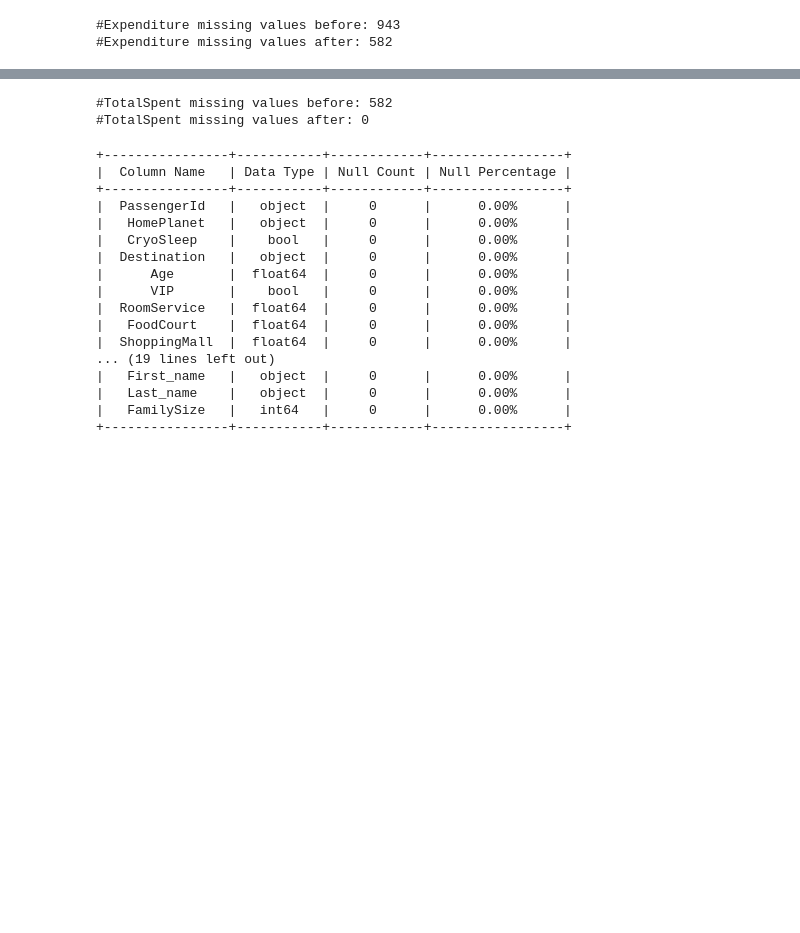
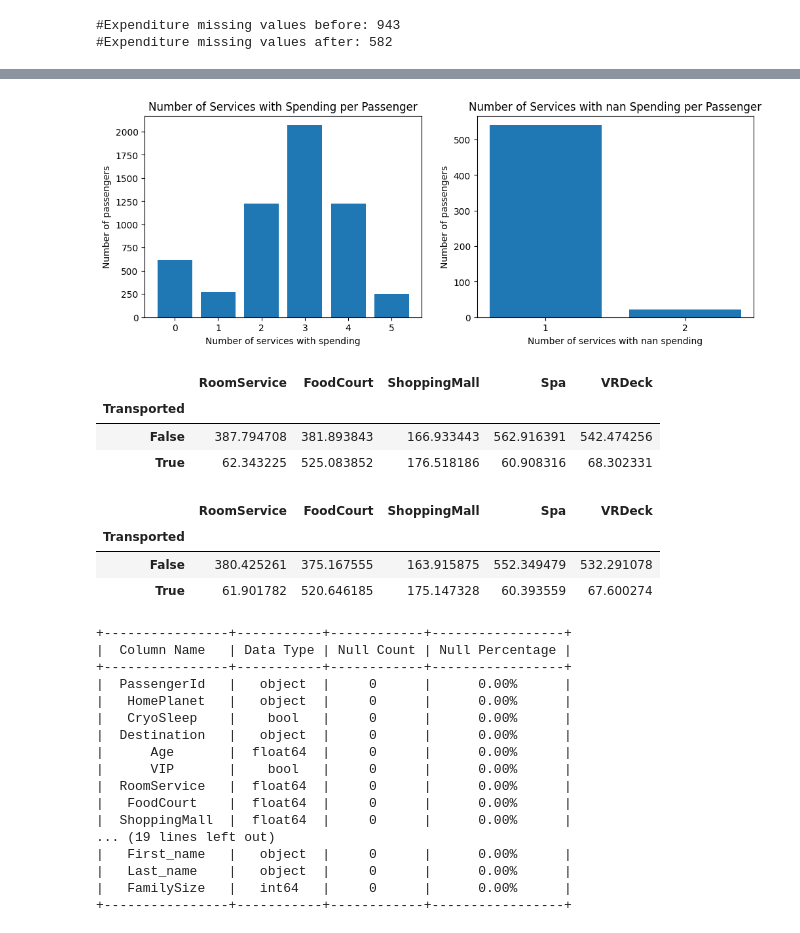
Before and after one commit to YarinArava/SpaceShipTitanic_FinalProject, a Jupyter notebook: Spaceship_Titanic_corrected.ipynb, the cells around one changed output, grey strips where cells are left out. Drawn from its saved outputs; the diff is of its cells as text; code cells hidden in the pictures; blank space fills up the shorter version.

```diff
--- a/Spaceship_Titanic_corrected.ipynb
+++ b/Spaceship_Titanic_corrected.ipynb
@@ -1239,10 +1239,9 @@ print('#Age missing values after:', df['Age'].isna().sum())
 Update Age group.
 # %%
 df['Age_group']=np.nan
-df.loc[df['Age']<=12,'Age_group']='Age_0-12'
-df.loc[(df['Age']>12) & (df['Age']<=17),'Age_group']='Age_13-17'
-df.loc[(df['Age']>17) & (df['Age']<=25),'Age_group']='Age_18-25'
-df.loc[(df['Age']>25) & (df['Age']<=30),'Age_group']='Age_26-30'
+df.loc[df['Age']<=13,'Age_group']='Age_0-13'
+df.loc[(df['Age']>13) & (df['Age']<=18),'Age_group']='Age_14-18'
+df.loc[(df['Age']>18) & (df['Age']<=30),'Age_group']='Age_19-30'
 df.loc[(df['Age']>30) & (df['Age']<=50),'Age_group']='Age_31-50'
 df.loc[df['Age']>50,'Age_group']='Age_51+'
 # %% [markdown]
@@ -1337,15 +1327,29 @@ df.groupby(['HomePlanet','Solo','Age_group'])['TotalSpent'].mean().unstack().fil
-# %%
-# Missing values before
-E_bef=df[spending_cols].isna().sum().sum()
-
-# Fill remaining missing values using the median
-for col in spending_cols:
-    na_rows=df.loc[df[col].isna(),col].index
-    df.loc[df[col].isna(),col]=df.groupby(['HomePlanet','Solo','Age_group'])[col].transform(lambda x: x.fillna(x.mean()))[na_rows]
-
-# Print number of missing values left
-print('#TotalSpent missing values before:',E_bef)
-print('#TotalSpent missing values after:',df[spending_cols].isna().sum().sum())
-# %% [output]
-#TotalSpent missing values before: 582
-#TotalSpent missing values after: 0
+# %%
+num_services_spent = df[spending_cols].gt(0).sum(axis=1)
+counts = num_services_spent[df['CryoSleep'] == False].value_counts().sort_index()
+plt.figure(figsize=(12,4))
+plt.subplot(1,2,1)
+plt.bar(counts.index.astype(str), counts.values)
+plt.xlabel('Number of services with spending')
+plt.ylabel('Number of passengers')
+plt.title('Number of Services with Spending per Passenger')
+
+num_services_spent = df[spending_cols].isna().sum(axis=1)
+counts = num_services_spent[df['CryoSleep'] == False].value_counts().sort_index()
+counts = counts[counts.index > 0] # We only want to look at passengers with at least one missing spending value, since the others we already know have no missing values
+plt.subplot(1,2,2)
+plt.bar(counts.index.astype(str), counts.values)
+plt.xlabel('Number of services with nan spending')
+plt.ylabel('Number of passengers')
+plt.xticks()
+plt.title('Number of Services with nan Spending per Passenger')
+plt.show()
+# %% [output]
+[figure, added]
+# %%
+df.groupby('Transported')[spending_cols].mean()
+# %% [output]
+|  | RoomService | FoodCourt | ShoppingMall | Spa | VRDeck |
+| Transported |  |  |  |  |  |
+| False | 387.794708 | 381.893843 | 166.933443 | 562.916391 | 542.474256 |
+| True | 62.343225 | 525.083852 | 176.518186 | 60.908316 | 68.302331 |
@@ -1352 +1358,8 @@ print('#TotalSpent missing values after:',df[spending_cols].isna().sum().sum())
+# %%
+df.groupby('Transported')[spending_cols].mean()
+# %% [output]
+|  | RoomService | FoodCourt | ShoppingMall | Spa | VRDeck |
+| Transported |  |  |  |  |  |
+| False | 380.425261 | 375.167555 | 163.915875 | 552.349479 | 532.291078 |
+| True | 61.901782 | 520.646185 | 175.147328 | 60.393559 | 67.600274 |
 # %%
```
Also changed, not shown: parts of 24 cells of this notebook, 1 other file.
